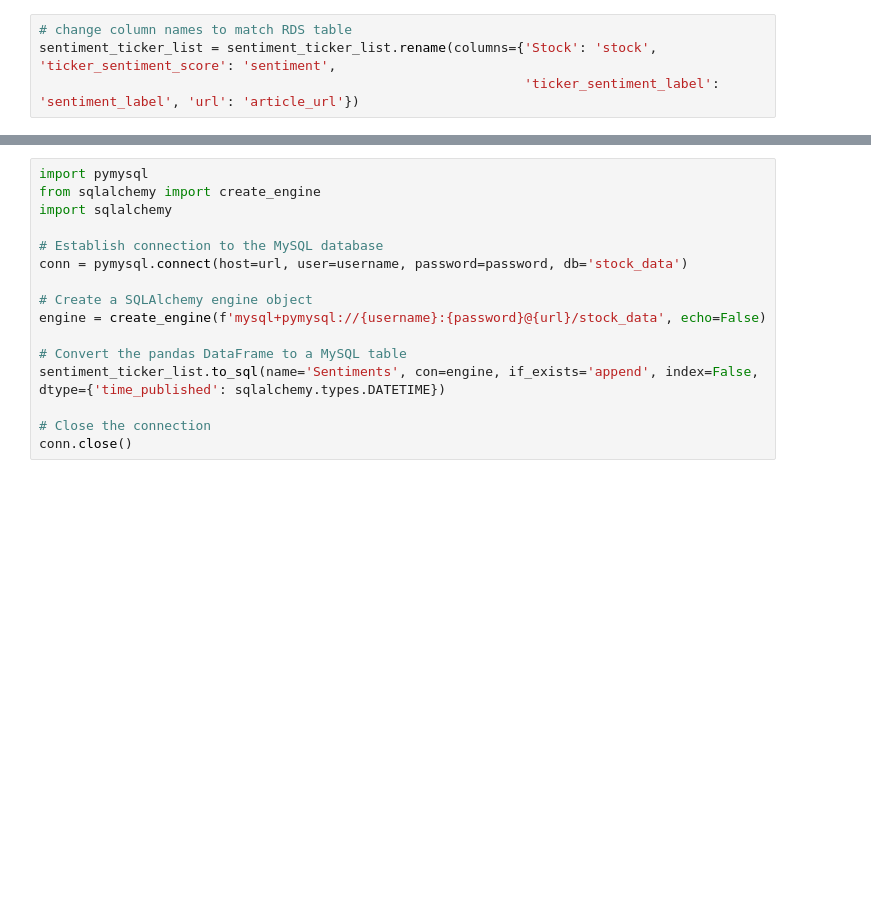
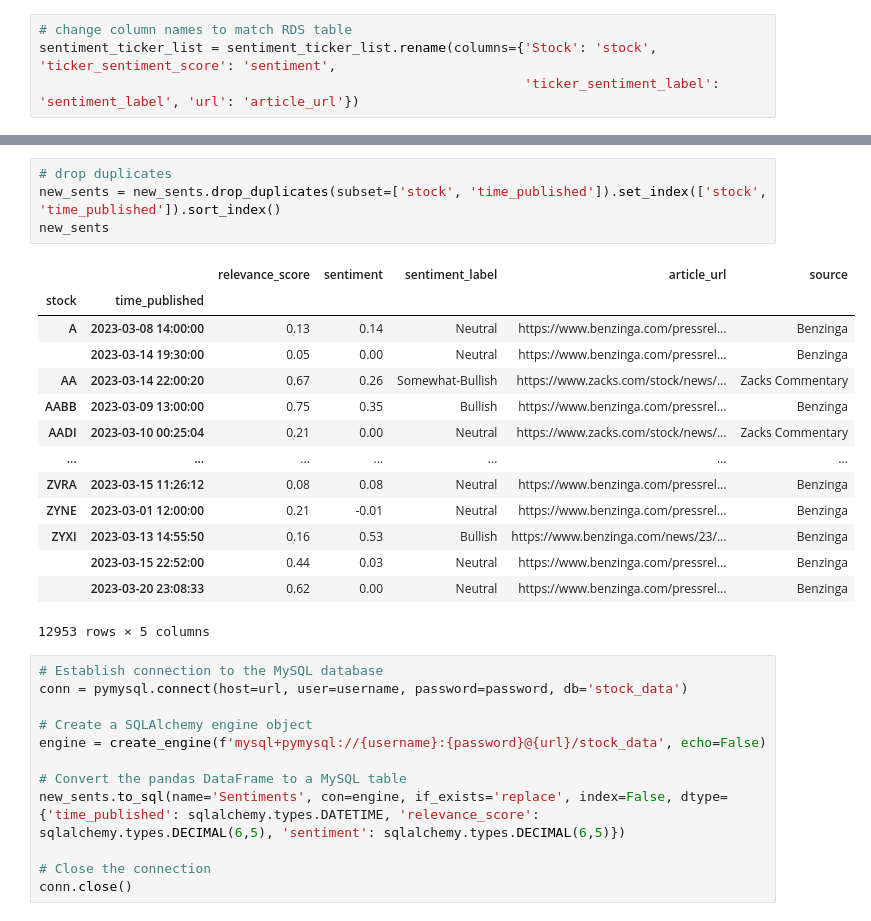
Before and after one commit to DavidPeleg6/Financial_News_Sentiments, a Jupyter notebook: old_notebooks/sent_migrate_to_rds.ipynb, the cells around one changed output, grey strips where cells are left out. Saved outputs shown, nothing was run; the diff lists cells and outputs as text; blank space fills up the shorter version.

```diff
--- a/old_notebooks/sent_migrate_to_rds.ipynb
+++ b/old_notebooks/sent_migrate_to_rds.ipynb
@@ -69,8 +197,23 @@ sentiment_ticker_list
+# %%
+# drop duplicates
+new_sents = new_sents.drop_duplicates(subset=['stock', 'time_published']).set_index(['stock', 'time_published']).sort_index()
+new_sents
+# %% [output]
+|  |  | relevance_score | sentiment | sentiment_label | article_url | source |
+| stock | time_published |  |  |  |  |  |
+| A | 2023-03-08 14:00:00 | 0.13 | 0.14 | Neutral | https://www.benzinga.com/pressrel... | Benzinga |
+|  | 2023-03-14 19:30:00 | 0.05 | 0.00 | Neutral | https://www.benzinga.com/pressrel... | Benzinga |
+| AA | 2023-03-14 22:00:20 | 0.67 | 0.26 | Somewhat-Bullish | https://www.zacks.com/stock/news/... | Zacks Commentary |
+| AABB | 2023-03-09 13:00:00 | 0.75 | 0.35 | Bullish | https://www.benzinga.com/pressrel... | Benzinga |
+| AADI | 2023-03-10 00:25:04 | 0.21 | 0.00 | Neutral | https://www.zacks.com/stock/news/... | Zacks Commentary |
+| ... | ... | ... | ... | ... | ... | ... |
+| ZVRA | 2023-03-15 11:26:12 | 0.08 | 0.08 | Neutral | https://www.benzinga.com/pressrel... | Benzinga |
+| ZYNE | 2023-03-01 12:00:00 | 0.21 | -0.01 | Neutral | https://www.benzinga.com/pressrel... | Benzinga |
+| ZYXI | 2023-03-13 14:55:50 | 0.16 | 0.53 | Bullish | https://www.benzinga.com/news/23/... | Benzinga |
+|  | 2023-03-15 22:52:00 | 0.44 | 0.03 | Neutral | https://www.benzinga.com/pressrel... | Benzinga |
+|  | 2023-03-20 23:08:33 | 0.62 | 0.00 | Neutral | https://www.benzinga.com/pressrel... | Benzinga |
+12953 rows × 5 columns
 # %%
-import pymysql
-from sqlalchemy import create_engine
-import sqlalchemy
-
 # Establish connection to the MySQL database
 conn = pymysql.connect(host=url, user=username, password=password, db='stock_data')
 
@@ -78,7 +221,7 @@ conn = pymysql.connect(host=url, user=username, password=password, db='stock_dat
 engine = create_engine(f'mysql+pymysql://{username}:{password}@{url}/stock_data', echo=False)
 
 # Convert the pandas DataFrame to a MySQL table
-sentiment_ticker_list.to_sql(name='Sentiments', con=engine, if_exists='append', index=False, dtype={'time_published': sqlalchemy.types.DATETIME})
+new_sents.to_sql(name='Sentiments', con=engine, if_exists='replace', index=False, dtype={'time_published': sqlalchemy.types.DATETIME, 'relevance_score': sqlalchemy.types.DECIMAL(6,5), 'sentiment': sqlalchemy.types.DECIMAL(6,5)})
 
 # Close the connection
 conn.close()
```
Also changed, not shown: parts of 10 cells of this notebook, 3 other files.
